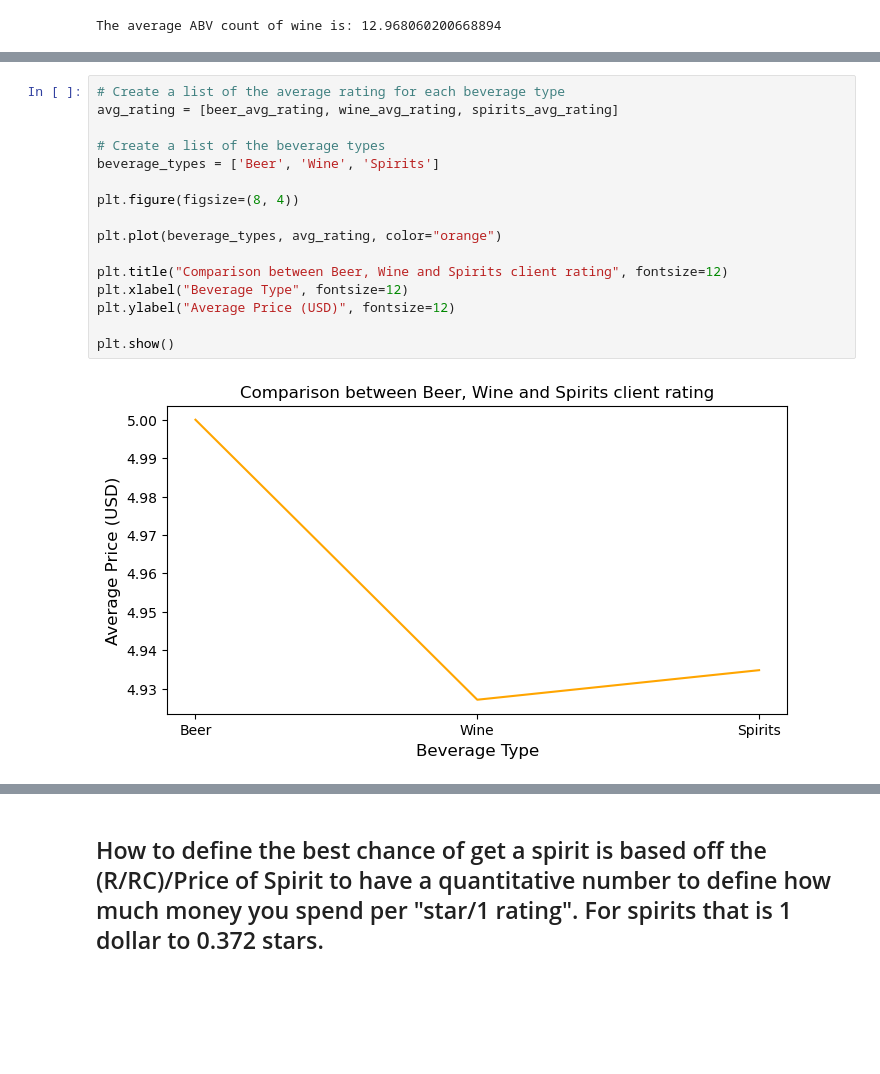
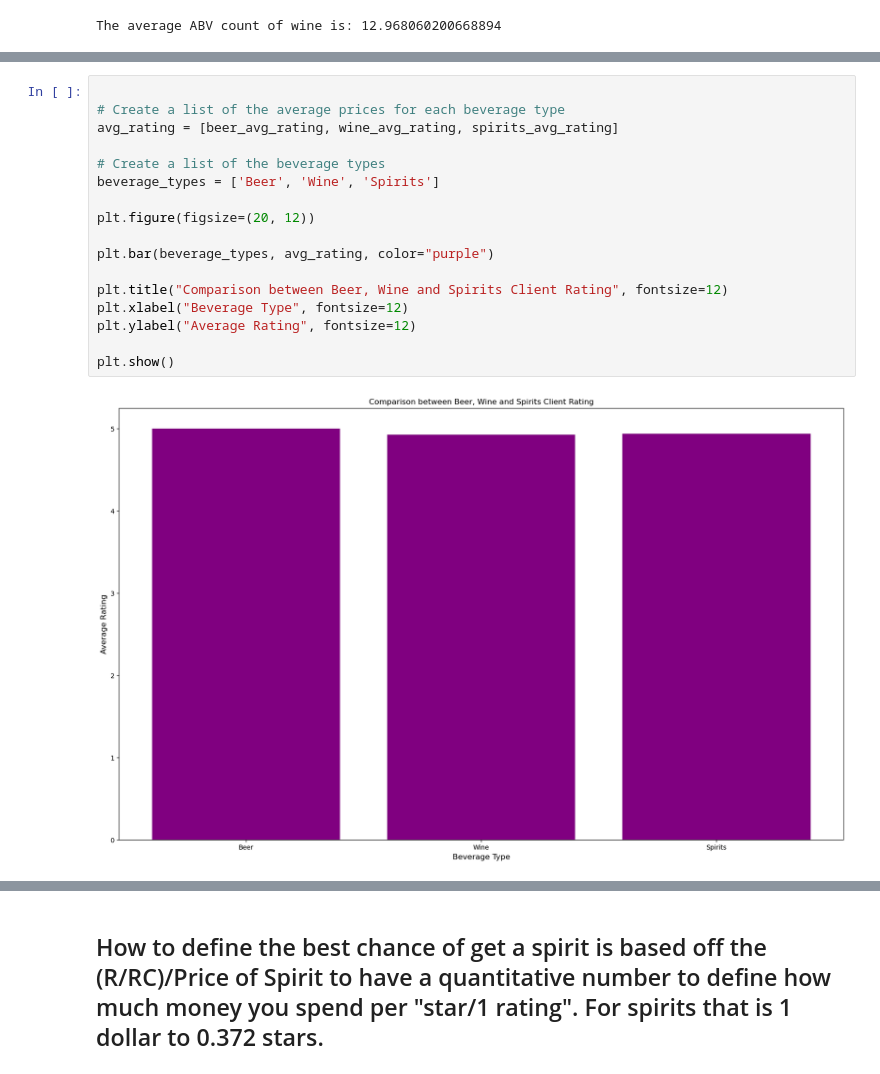
Before and after one commit to JShields07/Project-1, a Jupyter notebook: Main file.ipynb, the cells around one changed output, grey strips where cells are left out. Saved outputs shown, nothing was run; the diff lists cells and outputs as text; blank space fills up the shorter version.

```diff
--- a/Main file.ipynb
+++ b/Main file.ipynb
@@ -252,21 +252,22 @@ plt.show()
 # %%
-# Create a list of the average rating for each beverage type
+
+# Create a list of the average prices for each beverage type
 avg_rating = [beer_avg_rating, wine_avg_rating, spirits_avg_rating]
 
 # Create a list of the beverage types
 beverage_types = ['Beer', 'Wine', 'Spirits']
 
-plt.figure(figsize=(8, 4))
+plt.figure(figsize=(20, 12))
 
-plt.plot(beverage_types, avg_rating, color="orange")
+plt.bar(beverage_types, avg_rating, color="purple")
 
-plt.title("Comparison between Beer, Wine and Spirits client rating", fontsize=12)
+plt.title("Comparison between Beer, Wine and Spirits Client Rating", fontsize=12)
 plt.xlabel("Beverage Type", fontsize=12)
-plt.ylabel("Average Price (USD)", fontsize=12)
+plt.ylabel("Average Rating", fontsize=12)
 
 plt.show()
 # %% [output]
-[figure, old version]
+[figure, new version]
 # %%
 # Create a list of the average rating for each beverage type
 avg_rc = [beer_avg_rc, wine_avg_rc, spirits_avg_rc]
```
Also changed, not shown: parts of 12 cells of this notebook.
